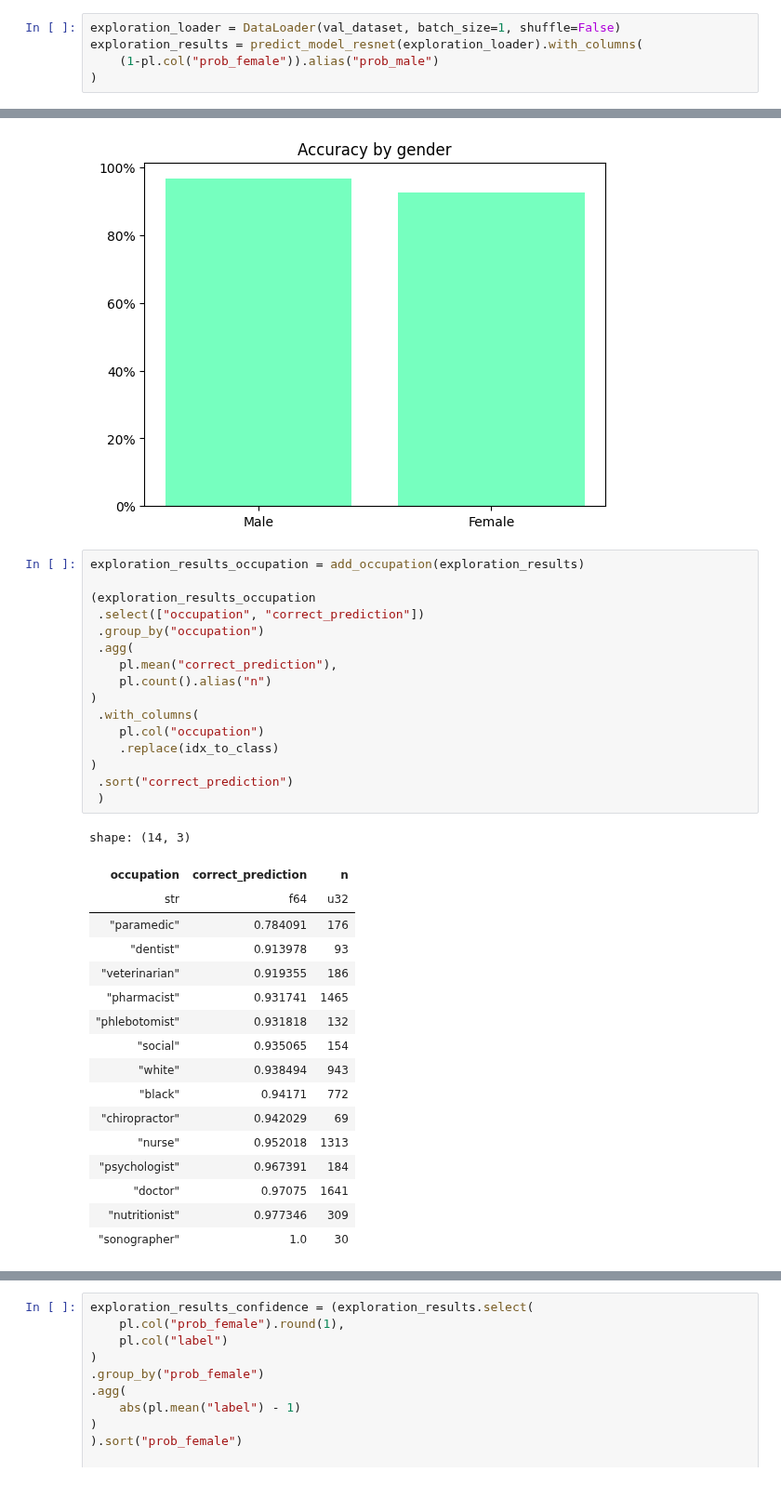
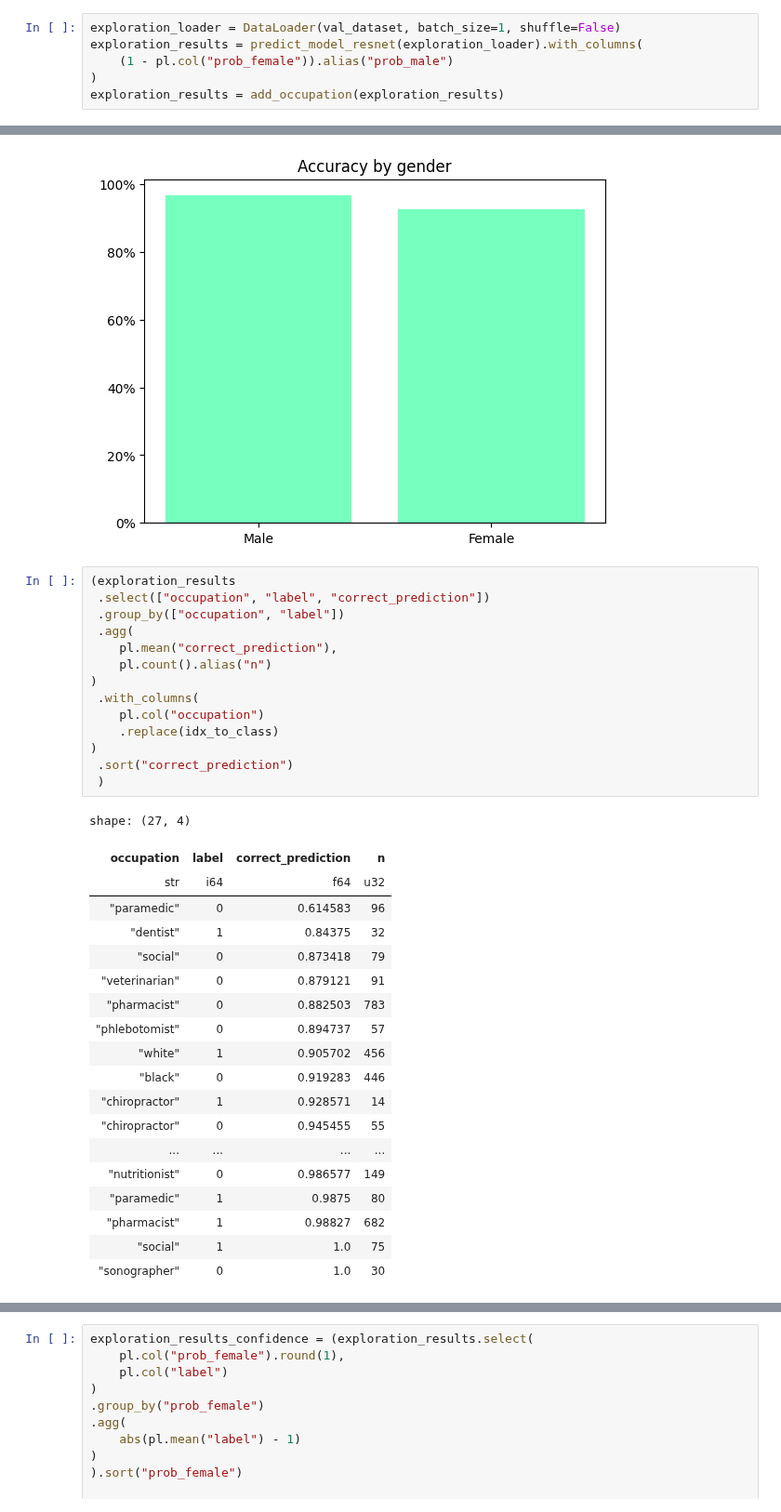
Before and after one commit to Breza/genderative_ai, a Jupyter notebook: Analysis/genderative_analysis.ipynb, the cells around one changed output, grey strips where cells are left out. Shown at 93% size. Cells and saved outputs as stored; diff of their text form.

Commit message:
Adds table showing CV accuracy by gender and occupation, closes #9

```diff
--- a/Analysis/genderative_analysis.ipynb
+++ b/Analysis/genderative_analysis.ipynb
@@ -729,8 +729,9 @@ move_labeled_images("train_holdout_manual_labels.csv")
 # %%
 exploration_loader = DataLoader(val_dataset, batch_size=1, shuffle=False)
 exploration_results = predict_model_resnet(exploration_loader).with_columns(
-    (1-pl.col("prob_female")).alias("prob_male")
+    (1 - pl.col("prob_female")).alias("prob_male")
 )
+exploration_results = add_occupation(exploration_results)
 # %%
 cv_bad_guesses = (exploration_results
 .filter((pl.col("confidence") < 0.1) | (pl.col("correct_prediction") == 0))
@@ -784,36 +785,36 @@ plt.show()
 # %% [output]
 [figure]
 # %%
-exploration_results_occupation = add_occupation(exploration_results)
-
-(exploration_results_occupation
- .select(["occupation", "correct_prediction"])
- .group_by("occupation")
+(exploration_results
+ .select(["occupation", "label", "correct_prediction"])
+ .group_by(["occupation", "label"])
  .agg(
     pl.mean("correct_prediction"),
     pl.count().alias("n")
 )
  .with_columns(
     pl.col("occupation")
     .replace(idx_to_class)
 )
  .sort("correct_prediction")
  )
 # %% [output]
-shape: (14, 3)
+shape: (27, 4)
-| occupation | correct_prediction | n |
-| str | f64 | u32 |
-| "paramedic" | 0.784091 | 176 |
-| "dentist" | 0.913978 | 93 |
-| "veterinarian" | 0.919355 | 186 |
-| "pharmacist" | 0.931741 | 1465 |
-| "phlebotomist" | 0.931818 | 132 |
-| "social" | 0.935065 | 154 |
-| "white" | 0.938494 | 943 |
-| "black" | 0.94171 | 772 |
-| "chiropractor" | 0.942029 | 69 |
-| "nurse" | 0.952018 | 1313 |
-| "psychologist" | 0.967391 | 184 |
-| "doctor" | 0.97075 | 1641 |
-| "nutritionist" | 0.977346 | 309 |
-| "sonographer" | 1.0 | 30 |
+| occupation | label | correct_prediction | n |
+| str | i64 | f64 | u32 |
+| "paramedic" | 0 | 0.614583 | 96 |
+| "dentist" | 1 | 0.84375 | 32 |
+| "social" | 0 | 0.873418 | 79 |
+| "veterinarian" | 0 | 0.879121 | 91 |
+| "pharmacist" | 0 | 0.882503 | 783 |
+| "phlebotomist" | 0 | 0.894737 | 57 |
+| "white" | 1 | 0.905702 | 456 |
+| "black" | 0 | 0.919283 | 446 |
+| "chiropractor" | 1 | 0.928571 | 14 |
+| "chiropractor" | 0 | 0.945455 | 55 |
+| ... | ... | ... | ... |
+| "nutritionist" | 0 | 0.986577 | 149 |
+| "paramedic" | 1 | 0.9875 | 80 |
+| "pharmacist" | 1 | 0.98827 | 682 |
+| "social" | 1 | 1.0 | 75 |
+| "sonographer" | 0 | 1.0 | 30 |
```
Also changed, not shown: parts of 3 cells of this notebook.
